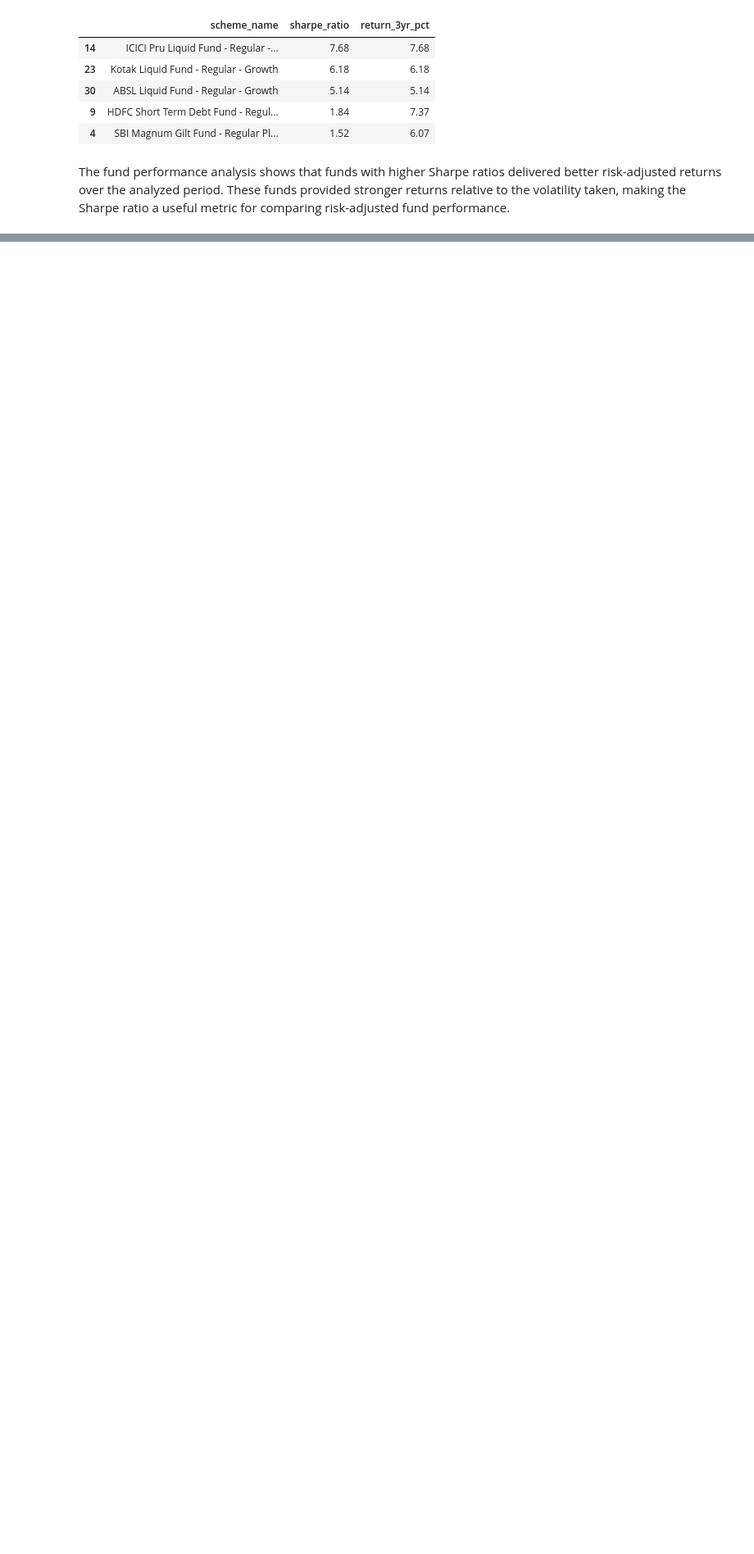
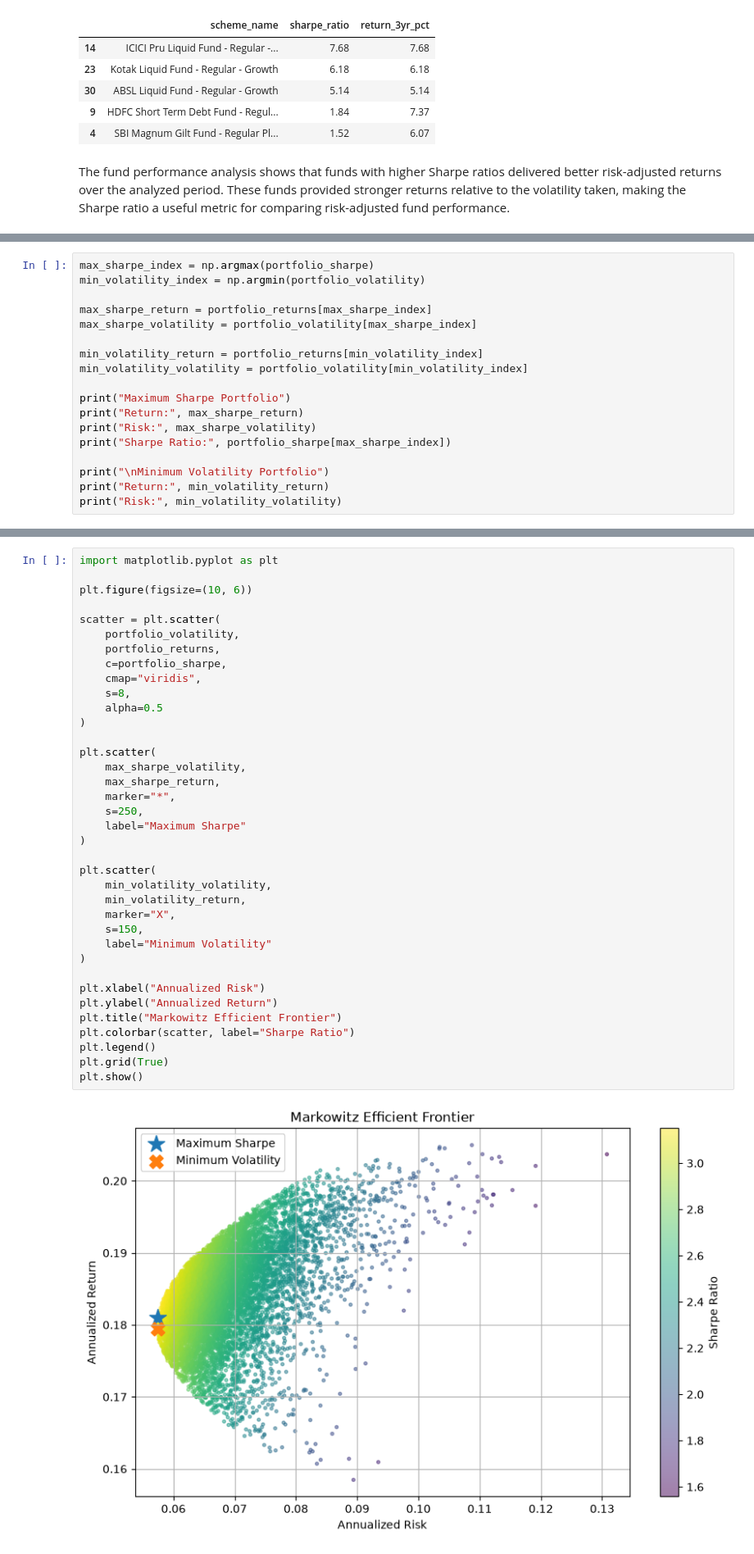
Before and after one commit to Abhi-ml07/bluestock-mf, a Jupyter notebook: notebooks/05_advanced_analytics.ipynb, the cells around one changed output, grey strips where cells are left out. Shown at 82% size. Drawn from its saved outputs; the diff is of its cells as text; blank space fills up the shorter version.

```diff
--- a/notebooks/05_advanced_analytics.ipynb
+++ b/notebooks/05_advanced_analytics.ipynb
@@ -529,0 +634,18 @@ The fund performance analysis shows that funds with higher Sharpe ratios deliver
+# %%
+max_sharpe_index = np.argmax(portfolio_sharpe)
+min_volatility_index = np.argmin(portfolio_volatility)
+
+max_sharpe_return = portfolio_returns[max_sharpe_index]
+max_sharpe_volatility = portfolio_volatility[max_sharpe_index]
+
+min_volatility_return = portfolio_returns[min_volatility_index]
+min_volatility_volatility = portfolio_volatility[min_volatility_index]
+
+print("Maximum Sharpe Portfolio")
+print("Return:", max_sharpe_return)
+print("Risk:", max_sharpe_volatility)
+print("Sharpe Ratio:", portfolio_sharpe[max_sharpe_index])
+
+print("\nMinimum Volatility Portfolio")
+print("Return:", min_volatility_return)
+print("Risk:", min_volatility_volatility)
@@ -529,0 +704,39 @@ The fund performance analysis shows that funds with higher Sharpe ratios deliver
+# %%
+import matplotlib.pyplot as plt
+
+plt.figure(figsize=(10, 6))
+
+scatter = plt.scatter(
+    portfolio_volatility,
+    portfolio_returns,
+    c=portfolio_sharpe,
+    cmap="viridis",
+    s=8,
+    alpha=0.5
+)
+
+plt.scatter(
+    max_sharpe_volatility,
+    max_sharpe_return,
+    marker="*",
+    s=250,
+    label="Maximum Sharpe"
+)
+
+plt.scatter(
+    min_volatility_volatility,
+    min_volatility_return,
+    marker="X",
+    s=150,
+    label="Minimum Volatility"
+)
+
+plt.xlabel("Annualized Risk")
+plt.ylabel("Annualized Return")
+plt.title("Markowitz Efficient Frontier")
+plt.colorbar(scatter, label="Sharpe Ratio")
+plt.legend()
+plt.grid(True)
+plt.show()
+# %% [output]
+[figure, added]
```
Also changed, not shown: parts of 9 cells of this notebook, 2 other files.
